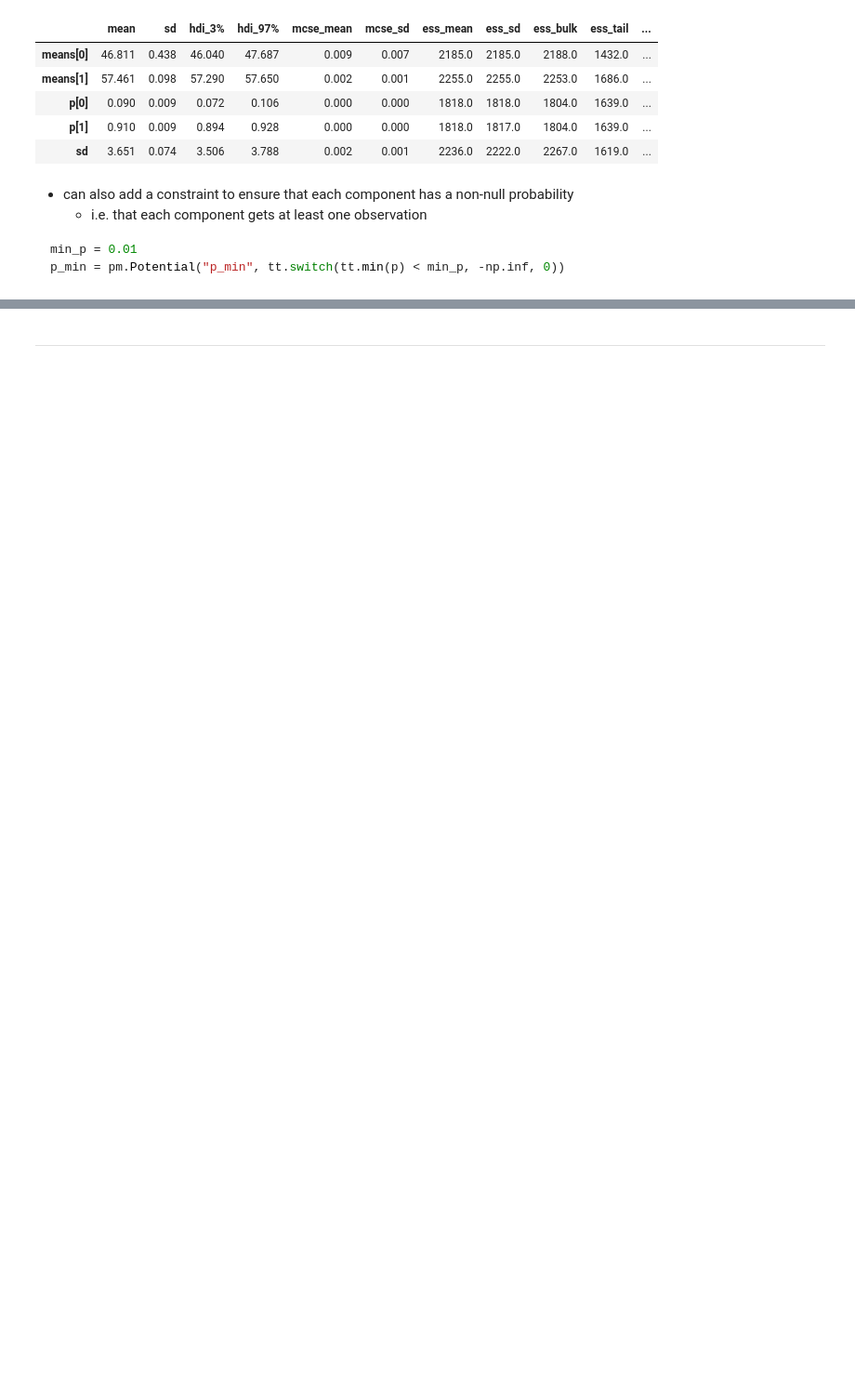
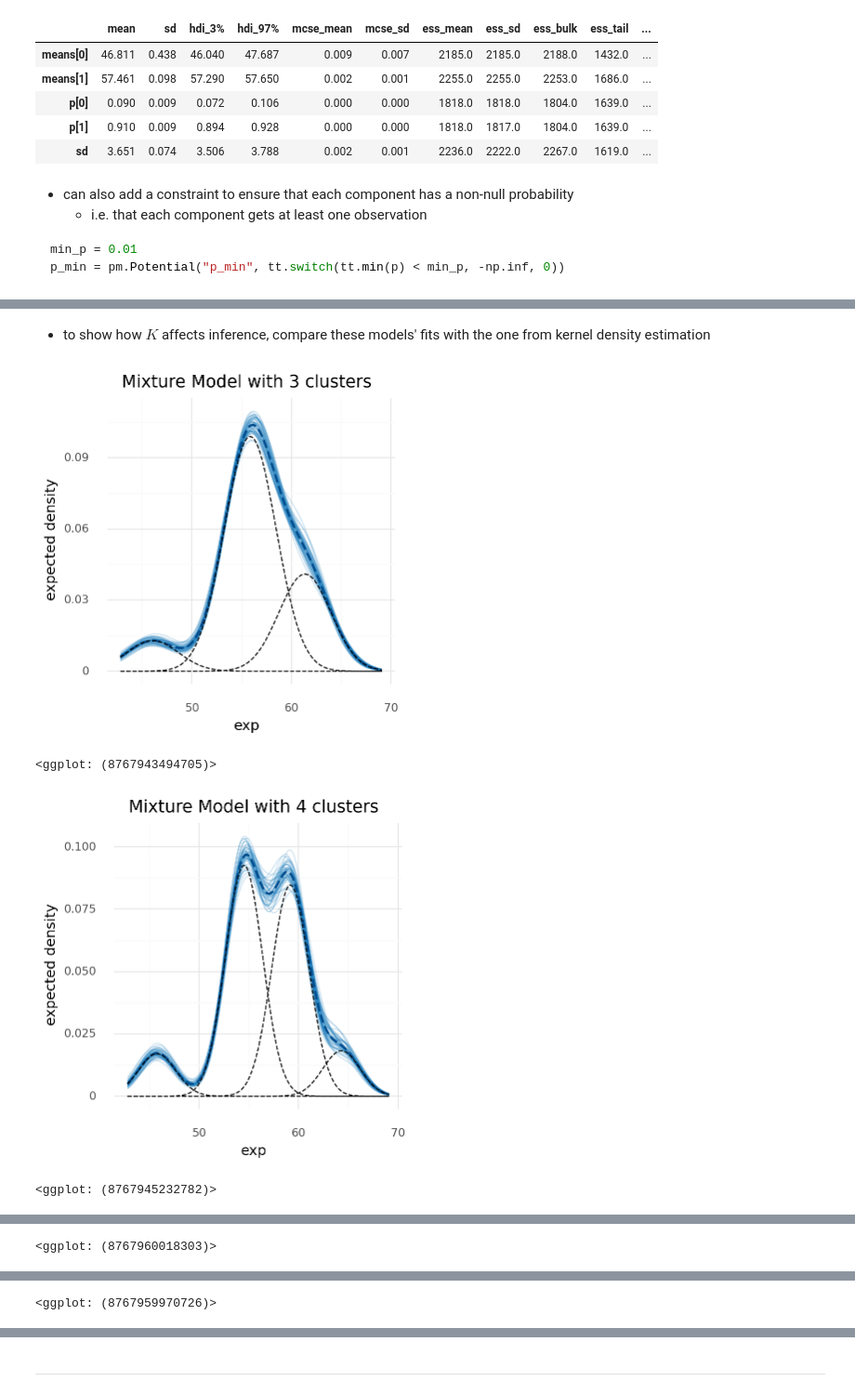
Before and after one commit to jhrcook/bayesian-analysis-with-python_e2, a Jupyter notebook: 06_mixture-models.ipynb, the cells around one changed output, grey strips where cells are left out. Shown at 93% size. Saved outputs shown, nothing was run; the diff lists cells and outputs as text; code cells hidden in the pictures; blank space fills up the shorter version.

Commit message:
Chapter 6. Mixutre Models (cont.)

```diff
--- a/06_mixture-models.ipynb
+++ b/06_mixture-models.ipynb
@@ -225,0 +229,23 @@ p_min = pm.Potential("p_min", tt.switch(tt.min(p) < min_p, -np.inf, 0))
+# %%
+clusters = [3, 4, 5, 6]
+
+models = []
+traces = []
+
+for cluster in clusters:
+    with pm.Model() as model:
+        p = pm.Dirichlet("p", a=np.ones(cluster))
+        means = pm.Normal(
+            "means",
+            mu=np.linspace(cs_exp.min(), cs_exp.max(), cluster),
+            sd=10,
+            shape=cluster,
+            transform=pm.distributions.transforms.ordered,
+        )
+        sd = pm.HalfNormal("sd", sd=10)
+
+        y = pm.NormalMixture("y", w=p, mu=means, sd=sd, observed=cs_exp)
+        trace = pm.sample(1000, tune=2000, random_seed=123)
+
+        traces.append(trace)
+        models.append(model)
@@ -225,0 +280,2 @@ p_min = pm.Potential("p_min", tt.switch(tt.min(p) < min_p, -np.inf, 0))
+# %% [markdown]
+- to show how $K$ affects inference, compare these models' fits with the one from kernel density estimation
@@ -225,0 +317,27 @@ p_min = pm.Potential("p_min", tt.switch(tt.min(p) < min_p, -np.inf, 0))
+# %%
+def plot_mixture_model_ppc(sampled_ppc, cluster_ppc, n_clusters):
+    summary_ppc_df = sampled_ppc.groupby("x").mean().reset_index(drop=False)
+    p = (
+        gg.ggplot(sampled_ppc, gg.aes(x="x", y="y"))
+        + gg.geom_line(gg.aes(group="sample_idx"), alpha=0.2, color="#1075B7")
+        + gg.geom_line(data=summary_ppc_df, color="#004B8D", size=1, linetype="--")
+        + gg.geom_line(gg.aes(group="cluster"), data=cluster_ppc, linetype="--")
+        + gg.theme(figure_size=(4, 4))
+        + gg.labs(
+            x="exp",
+            y="expected density",
+            title=f"Mixture Model with {n_clusters} clusters",
+        )
+    )
+    return p
+# %%
+x = np.linspace(cs_exp.min(), cs_exp.max(), 200)
+for n_clusters, trace in zip(clusters, traces):
+    ppc_df = sample_ppcs(trace=trace, x=x, n_clusters=n_clusters)
+    clusters_ppc_df = sample_ppc_per_cluster(trace=trace, x=x, n_clusters=n_clusters)
+    print(plot_mixture_model_ppc(ppc_df, clusters_ppc_df, n_clusters))
+# %% [output]
+[figure, added]
+<ggplot: (8767943494705)>
+[figure, added]
+<ggplot: (8767945232782)>
@@ -225,0 +345 @@ p_min = pm.Potential("p_min", tt.switch(tt.min(p) < min_p, -np.inf, 0))
+<ggplot: (8767960018303)>
@@ -225,0 +347 @@ p_min = pm.Potential("p_min", tt.switch(tt.min(p) < min_p, -np.inf, 0))
+<ggplot: (8767959970726)>
```
Also changed, not shown: parts of 14 cells of this notebook, 6 other files.
